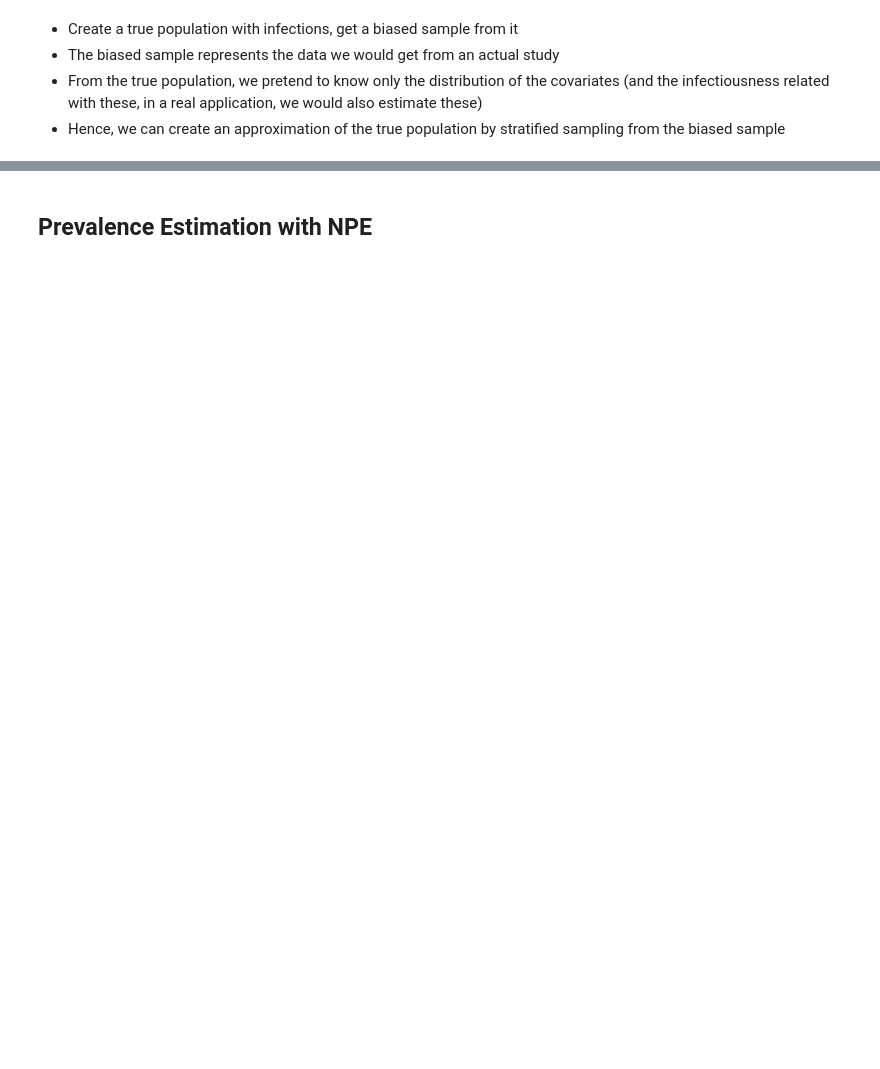
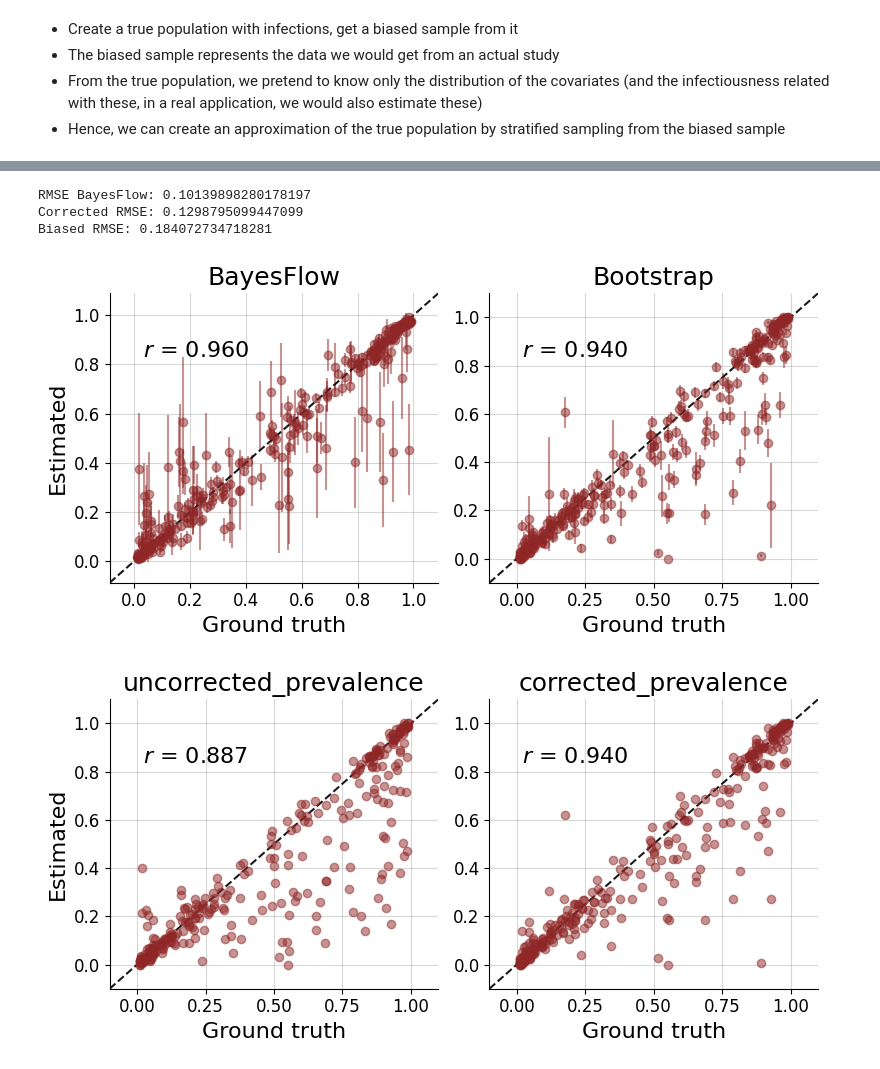
Before and after one commit to arrjon/AmortizedSelectionBias, a Jupyter notebook: Prevalence.ipynb, the cells around one changed output, grey strips where cells are left out. Cells and saved outputs as stored; diff of their text form; code cells hidden in the pictures; blank space fills up the shorter version.

```diff
--- a/Prevalence.ipynb
+++ b/Prevalence.ipynb
@@ -430,0 +324,2 @@ def generative_model(
+# %%
+column_names = ['age', 'infection', 'gender_female', 'region_north', 'region_south', 'region_west']
@@ -476,14 +463,9 @@ trainer = Trainer(
-# %%
-%%time
-offline_data = generative_model(2500)
-valid_data = generative_model(256)
-prior_draws = valid_data['prior_draws']
 # %%
-if trainer.checkpoint_path is None:
-    history = trainer.train_offline(
-        simulations_dict=offline_data,
-        epochs=30,
-        batch_size=128,
+if trainer.checkpoint_path is None or not os.path.exists(trainer.checkpoint_path):
+    history = trainer.train_online(
+        epochs=20,
+        batch_size=32,
+        iterations_per_epoch=100,
         early_stopping=True,
         validation_sims=valid_data
     )
@@ -495,3 +493,3 @@ bf.diagnostics.plot_losses(history['train_losses'], history['val_losses'], fig_s
 # %%
 posterior_samples = trainer.amortizer.sample(trainer.configurator(valid_data), n_samples=100)
-posterior_samples = posterior_samples * prior_std + prior_mean
+posterior_samples = configurator_inverse(posterior_samples)
@@ -504,2 +495,0 @@ bf.diagnostics.plot_z_score_contraction(posterior_samples, prior_draws, param_na
-# %% [markdown]
-## Prevalence Estimation with NPE
@@ -558,0 +496,28 @@ for overrepresented, sample_name in zip([True, False], ['biased', 'random']):
+# %%
+bf.diagnostics.plot_recovery(np.concatenate((posterior_samples, valid_data['reference_bootstrap']), axis=-1),
+                             np.concatenate((valid_data['prior_draws'], valid_data['prior_draws']), axis=-1),
+                             param_names=['BayesFlow', 'Bootstrap'], add_r2=False)
+
+# bf.diagnostics.plot_recovery(np.concatenate((posterior_samples, valid_data['reference_bootstrap']), axis=-1),
+#                              np.concatenate((valid_data['reference'], valid_data['reference']), axis=-1),
+#                              param_names=['BayesFlow', 'Bootstrap'], add_r2=False)
+
+bf.diagnostics.plot_recovery(np.concatenate((valid_data['reference_biased'][:, np.newaxis],
+                                             valid_data['reference'][:, np.newaxis]), axis=-1),
+                             np.concatenate((valid_data['prior_draws'], valid_data['prior_draws']), axis=-1),
+                             param_names=['uncorrected_prevalence', 'corrected_prevalence'], add_r2=False)
+
+bf.diagnostics.plot_sbc_ecdf(posterior_samples, valid_data['prior_draws'], difference=True, param_names=param_names)
+
+rmse_bf = rmse(np.median(posterior_samples, axis=1), valid_data['prior_draws'])
+rmse_cor = rmse(valid_data['reference'], valid_data['prior_draws'])
+rmse_uncor = rmse(valid_data['reference_biased'], valid_data['prior_draws'])
+print(f"RMSE BayesFlow: {rmse_bf}")
+print(f"Corrected RMSE: {rmse_cor}")
+print(f"Biased RMSE: {rmse_uncor}")
+# %% [output]
+RMSE BayesFlow: 0.10139898280178197
+Corrected RMSE: 0.1298795099447099
+Biased RMSE: 0.184072734718281
+[figure, added]
+[figure, added]
```
Also changed, not shown: parts of 45 cells of this notebook, 20 other files.
